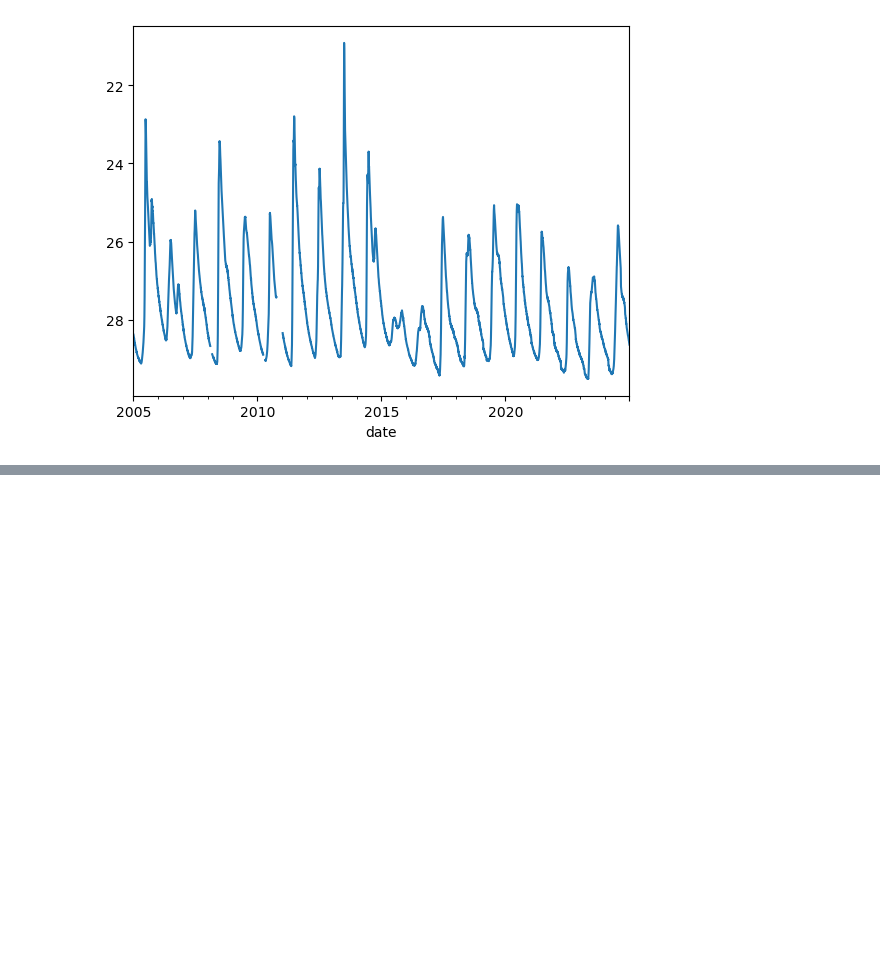
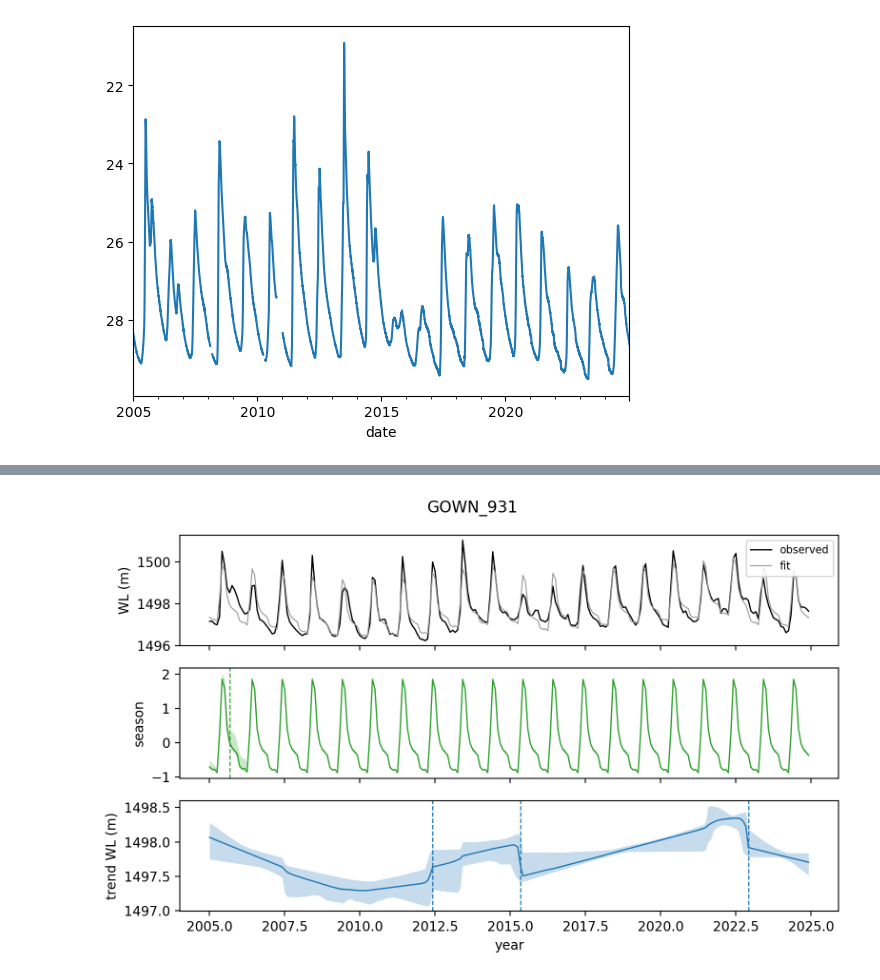
Before and after one commit to 2spi/groundwater, a Jupyter notebook: notebooks/bow_valley/04_change_point.ipynb, the cells around one changed output, grey strips where cells are left out. Drawn from its saved outputs; the diff is of its cells as text; code cells hidden in the pictures; blank space fills up the shorter version.

```diff
--- a/notebooks/bow_valley/04_change_point.ipynb
+++ b/notebooks/bow_valley/04_change_point.ipynb
@@ -94,3 +98,7 @@ def plot_beast(y, label):
+# %%
+plot_beast(df_m[931], 'GOWN_931', n_tcp=3)
+# %% [output]
+[figure, added]
 # %%
 for w in ws:
     y = df_m[w].values
```
Also changed, not shown: parts of 9 cells of this notebook, 1 other file.
